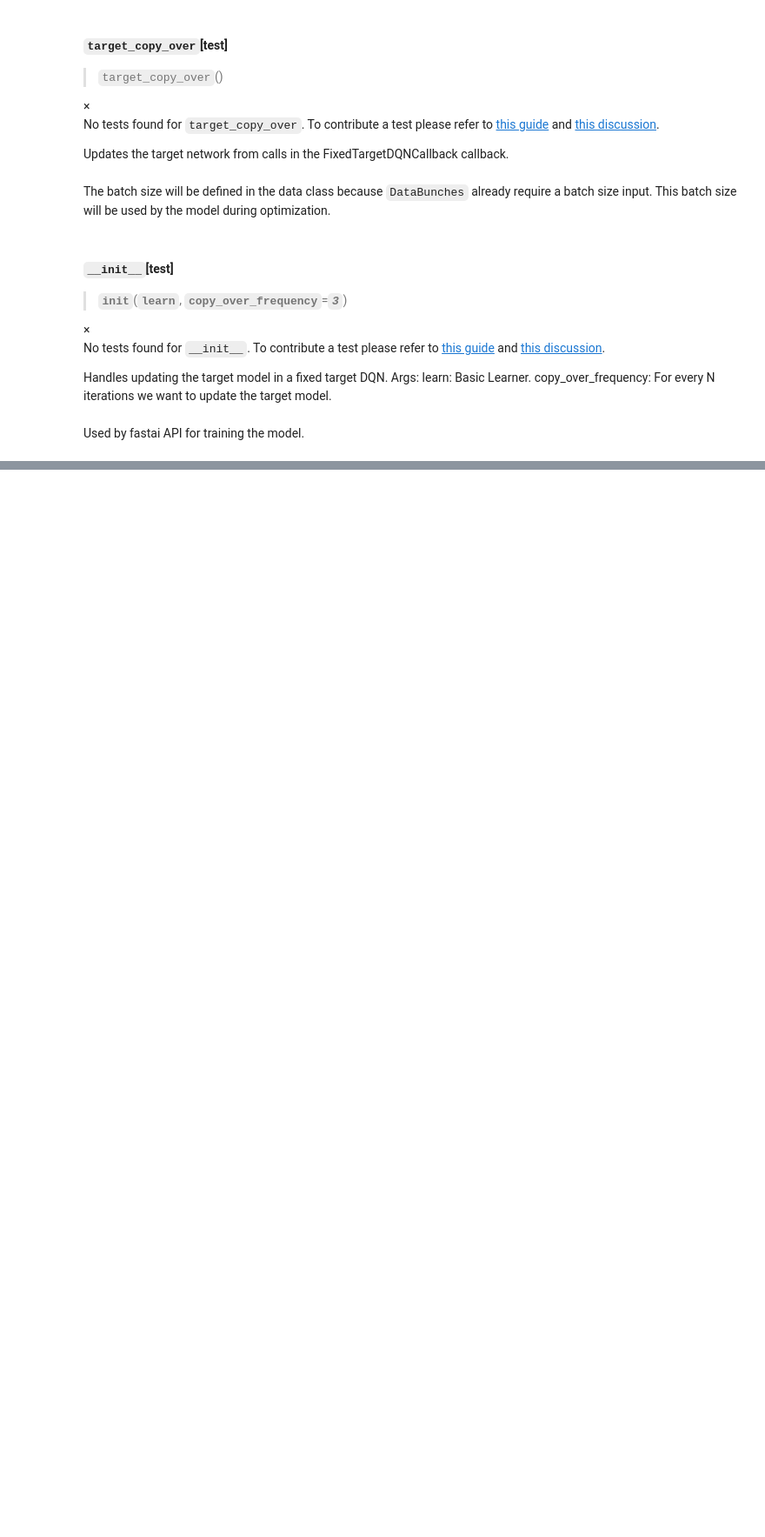
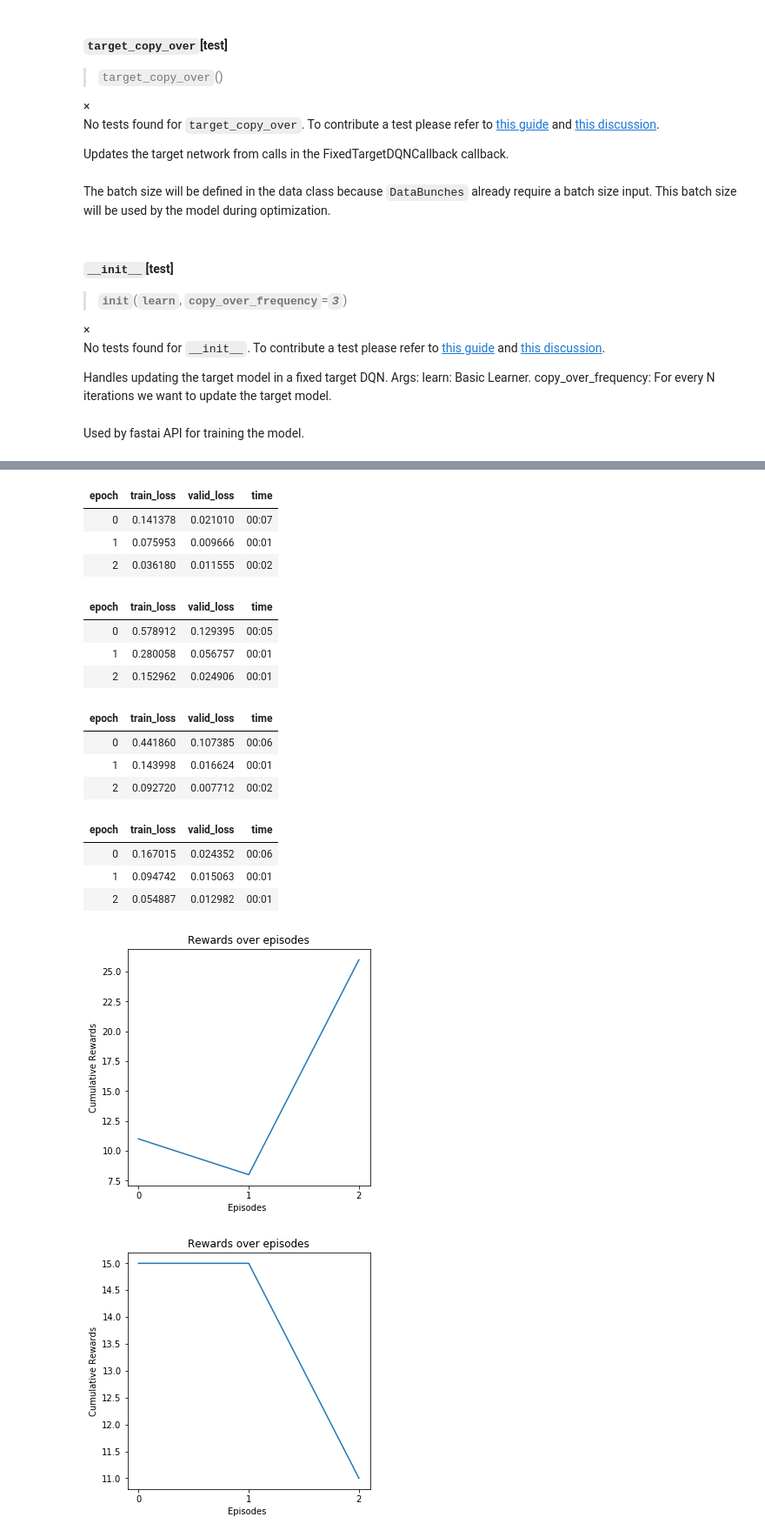
Before and after one commit to josiahls/fast-reinforcement-learning, a Jupyter notebook: docs_src/rl.agents.dqnfixedtarget.ipynb, the cells around one changed output, grey strips where cells are left out. Shown at 87% size. Drawn from its saved outputs; the diff is of its cells as text; code cells hidden in the pictures; blank space fills up the shorter version.

```diff
--- a/docs_src/rl.agents.dqnfixedtarget.ipynb
+++ b/docs_src/rl.agents.dqnfixedtarget.ipynb
@@ -68,0 +76,12 @@ learn.recorder.plot_losses()
+# %%
+group_interp = GroupAgentInterpretation()
+for i in range(5):
+    data = MDPDataBunch.from_env('CartPole-v1', render='rgb_array', bs=128)
+    model = FixedTargetDQN(data, memory=ExperienceReplay(memory_size=100000, reduce_ram=True))
+    learn = AgentLearner(data, model)
+    learn.fit(3)
+    interp = AgentInterpretation(learn)
+    interp.plot_rewards(cumulative=True, per_episode=True, group_name=f'run')
+    group_interp.add_interpretation(interp)
+    del learn, data, model
+# %% [output]
@@ -68,0 +92,18 @@ learn.recorder.plot_losses()
+| epoch | train_loss | valid_loss | time |
+| 0 | 0.141378 | 0.021010 | 00:07 |
+| 1 | 0.075953 | 0.009666 | 00:01 |
+| 2 | 0.036180 | 0.011555 | 00:02 |
+| epoch | train_loss | valid_loss | time |
+| 0 | 0.578912 | 0.129395 | 00:05 |
+| 1 | 0.280058 | 0.056757 | 00:01 |
+| 2 | 0.152962 | 0.024906 | 00:01 |
+| epoch | train_loss | valid_loss | time |
+| 0 | 0.441860 | 0.107385 | 00:06 |
+| 1 | 0.143998 | 0.016624 | 00:01 |
+| 2 | 0.092720 | 0.007712 | 00:02 |
+| epoch | train_loss | valid_loss | time |
+| 0 | 0.167015 | 0.024352 | 00:06 |
+| 1 | 0.094742 | 0.015063 | 00:01 |
+| 2 | 0.054887 | 0.012982 | 00:01 |
+[figure, added]
+[figure, added]
```
Also changed, not shown: parts of 7 cells of this notebook, 4 other files.
